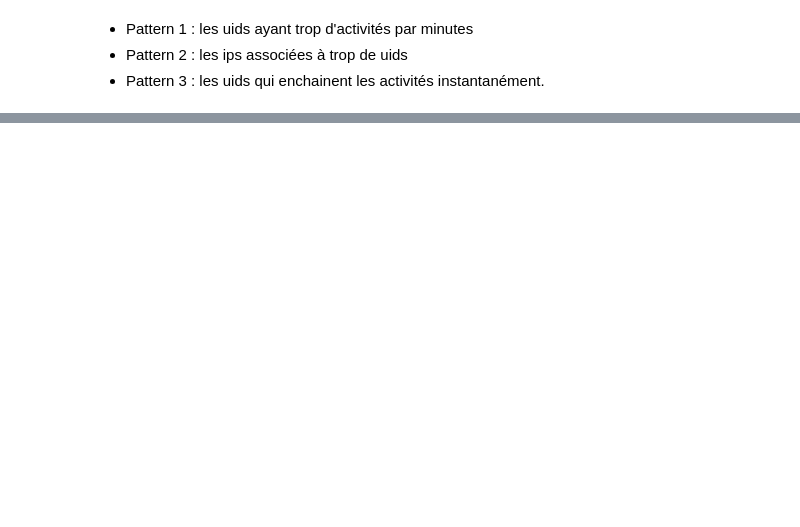
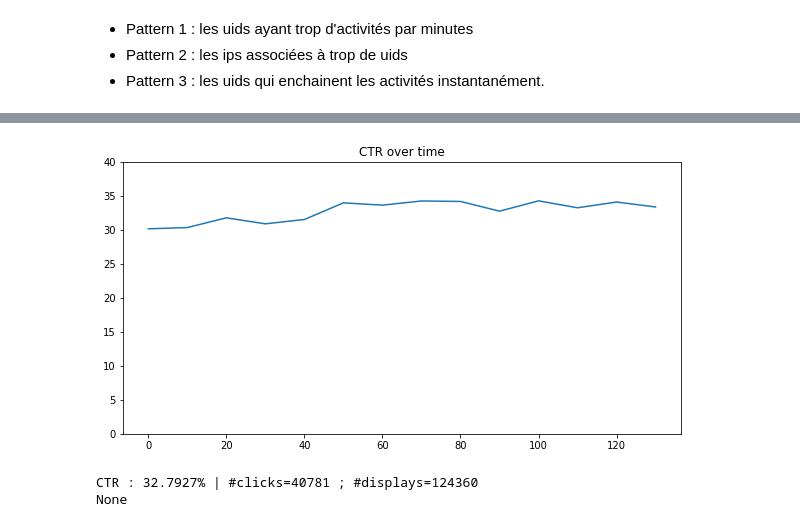
Before and after one commit to vesran/AdFraud-detector, a Jupyter notebook: analysis/Analysis.ipynb, the cells around one changed output, grey strips where cells are left out. Cells and saved outputs as stored; diff of their text form; code cells hidden in the pictures; blank space fills up the shorter version.

```diff
--- a/analysis/Analysis.ipynb
+++ b/analysis/Analysis.ipynb
@@ -291,0 +58,53 @@ CTR_by_window(out, window_size=1)
+# %%
+delta = timedelta(minutes=10)  # Window size in minutes
+start_time = min_time
+end_time = min_time + delta
+bins = [0]
+while start_time < max_time:
+    bins.append((end_time-min_time).total_seconds())
+    start_time += delta
+    end_time += delta
+df['time_bucket'] = df.timestamp.apply(lambda x: np.digitize((x-min_time).total_seconds(), bins))
+# %%
+def CTR(df, returned=False, silent=False, meta=False):
+    num_clicks = (df['eventType'] == 'click').sum()
+    num_displays = (df['eventType'] == 'display').sum()
+    ctr = round(100 * num_clicks / num_displays, 4)
+    if not silent:
+        print(f'CTR : {ctr}% | #clicks={num_clicks} ; #displays={num_displays}')
+    if meta:
+        return ctr, num_clicks, num_displays
+    if returned:
+        return ctr
+
+
+def CTR_by_window(df, window_size, plot=True):
+    delta = timedelta(minutes=window_size)
+    start_time = df.timestamp.min()
+    end_time = start_time + delta
+    max_time = df.timestamp.max()
+    ctrs, clicks, displays =  [], [], []
+    while end_time < max_time:
+        chunk_df = df[(df.timestamp < end_time) & (df.timestamp > start_time)]
+        ctr, num_clicks, num_displays = CTR(chunk_df, returned=True, silent=True, meta=True)
+        start_time += delta
+        end_time += delta
+        ctrs.append(ctr)
+        clicks.append(num_clicks)
+        displays.append(num_displays)
+    if plot:
+        _, ax = plt.subplots(1, 1, figsize=(10, 5))
+        ax.plot(range(0, len(ctrs)*window_size, window_size), ctrs)
+        ax.set_ylim(0, 40)
+        ax.set_title('CTR over time');
+    else:
+        return ctrs, clicks, displays
+
+CTR_by_window(df, 10)
+# %% [output]
+[figure, added]
+# %%
+print(CTR(df))
+# %% [output]
+CTR : 32.7927% | #clicks=40781 ; #displays=124360
+None
```
Also changed, not shown: parts of 63 cells of this notebook.
